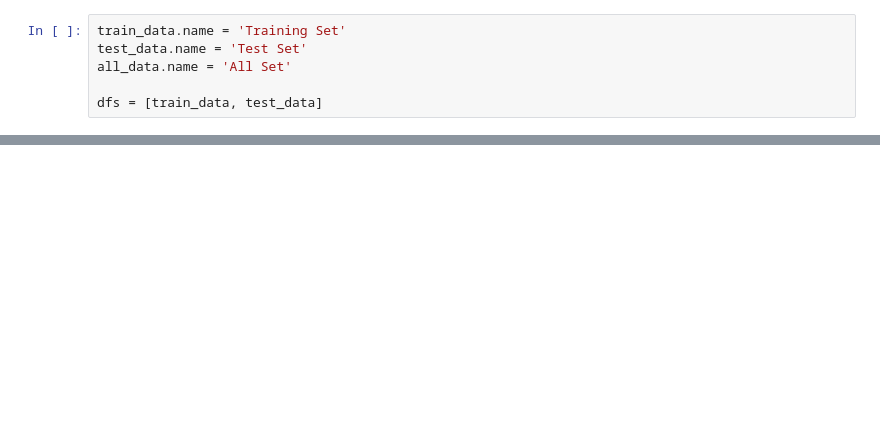
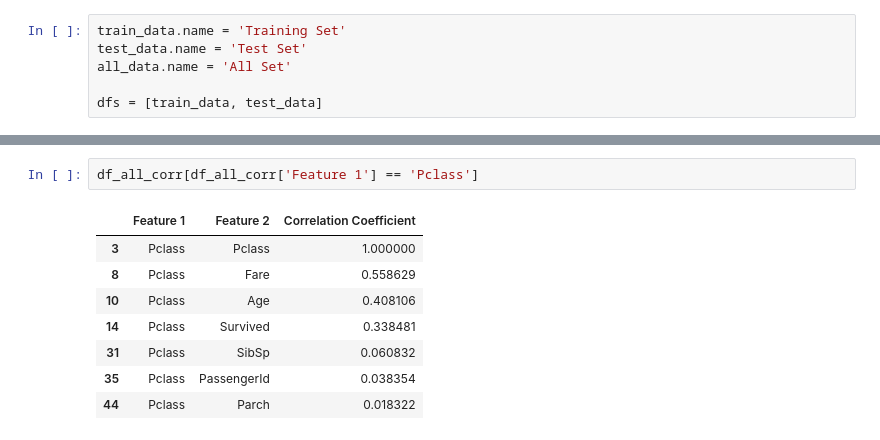
Before and after one commit to naimataki/Titanic---Machine-Learning-from-Disaster, a Jupyter notebook: getting-started-titanic.ipynb, the cells around one changed output, grey strips where cells are left out. Cells and saved outputs as stored; diff of their text form; blank space fills up the shorter version.

```diff
--- a/getting-started-titanic.ipynb
+++ b/getting-started-titanic.ipynb
@@ -65,3 +183,14 @@ df_all_corr = all_data.corr()
+# %%
+df_all_corr[df_all_corr['Feature 1'] == 'Pclass']
+# %% [output]
+|  | Feature 1 | Feature 2 | Correlation Coefficient |
+| 3 | Pclass | Pclass | 1.000000 |
+| 8 | Pclass | Fare | 0.558629 |
+| 10 | Pclass | Age | 0.408106 |
+| 14 | Pclass | Survived | 0.338481 |
+| 31 | Pclass | SibSp | 0.060832 |
+| 35 | Pclass | PassengerId | 0.038354 |
+| 44 | Pclass | Parch | 0.018322 |
 # %%
 women = train_data.loc[train_data.Sex == 'female']["Survived"]
 rate_women = sum(women)/len(women)
```
Also changed, not shown: parts of 14 cells of this notebook.
